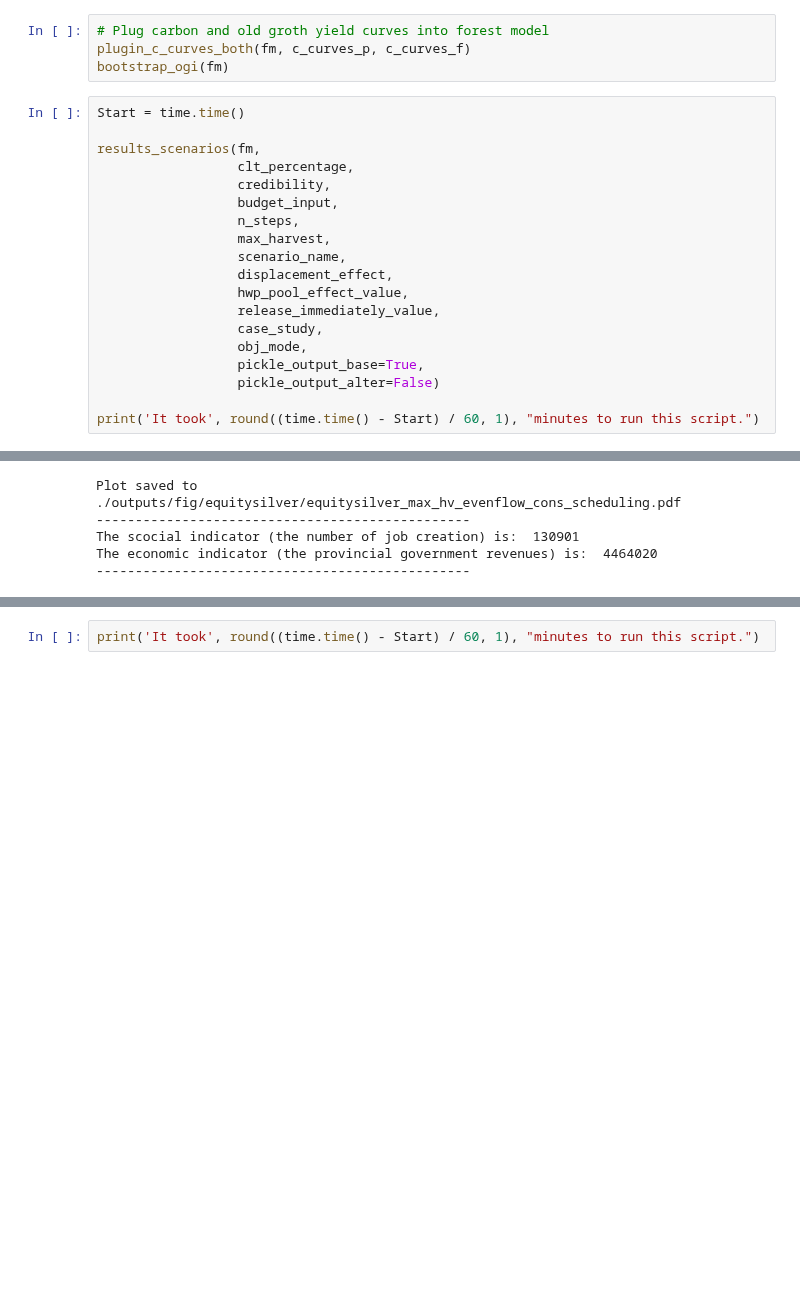
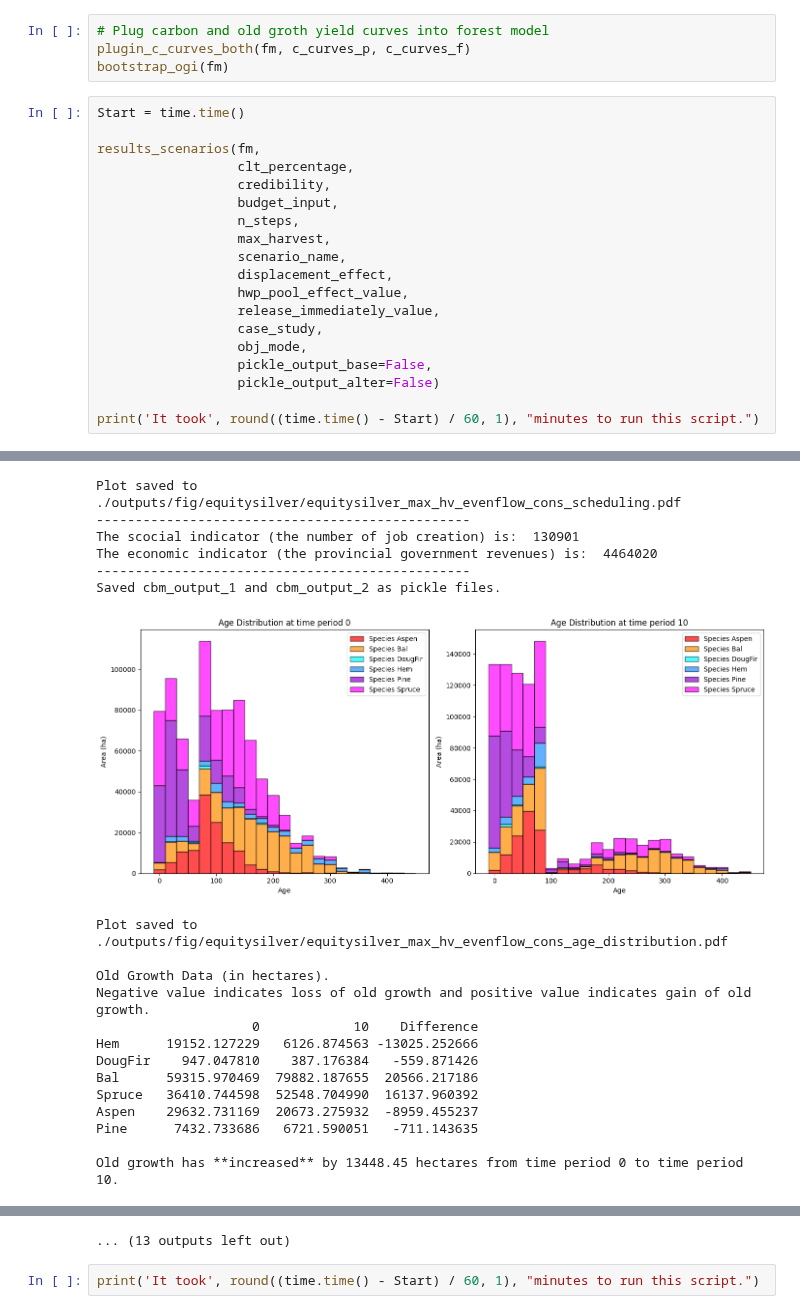
Before and after one commit to UBC-FRESH/nbds_mining, a Jupyter notebook: test_dss_build_scenarios.ipynb, the cells around one changed output, grey strips where cells are left out. Cells and saved outputs as stored; diff of their text form; blank space fills up the shorter version.

Commit message:
update the outputs files

```diff
--- a/test_dss_build_scenarios.ipynb
+++ b/test_dss_build_scenarios.ipynb
@@ -208,7 +208,7 @@ results_scenarios(fm,
                   release_immediately_value,
                   case_study,
                   obj_mode,
-                  pickle_output_base=True,
+                  pickle_output_base=False,
                   pickle_output_alter=False)
 
 print('It took', round((time.time() - Start) / 60, 1), "minutes to run this script.")
@@ -232,7 +232,22 @@ Solved in 13563 iterations and 1.46 seconds (1.74 work units)
 Optimal objective  1.238178424e+08
 [figure]
 Plot saved to ./outputs/fig/equitysilver/equitysilver_max_hv_evenflow_cons_scheduling.pdf
 ------------------------------------------------
 The scocial indicator (the number of job creation) is:  130901
 The economic indicator (the provincial government revenues) is:  4464020
 ------------------------------------------------
+Saved cbm_output_1 and cbm_output_2 as pickle files.
+[figure, added]
+Plot saved to ./outputs/fig/equitysilver/equitysilver_max_hv_evenflow_cons_age_distribution.pdf
+
+Old Growth Data (in hectares).
+Negative value indicates loss of old growth and positive value indicates gain of old growth.
+                    0            10    Difference
+Hem      19152.127229   6126.874563 -13025.252666
+DougFir    947.047810    387.176384   -559.871426
+Bal      59315.970469  79882.187655  20566.217186
+Spruce   36410.744598  52548.704990  16137.960392
+Aspen    29632.731169  20673.275932  -8959.455237
+Pine      7432.733686   6721.590051   -711.143635
+
+Old growth has **increased** by 13448.45 hectares from time period 0 to time period 10.
@@ -239,2 +287,3 @@ The economic indicator (the provincial government revenues) is:  4464020
+... (13 outputs left out)
 # %%
 print('It took', round((time.time() - Start) / 60, 1), "minutes to run this script.")
```
Also changed, not shown: parts of 1 cell of this notebook, 21 other files.
